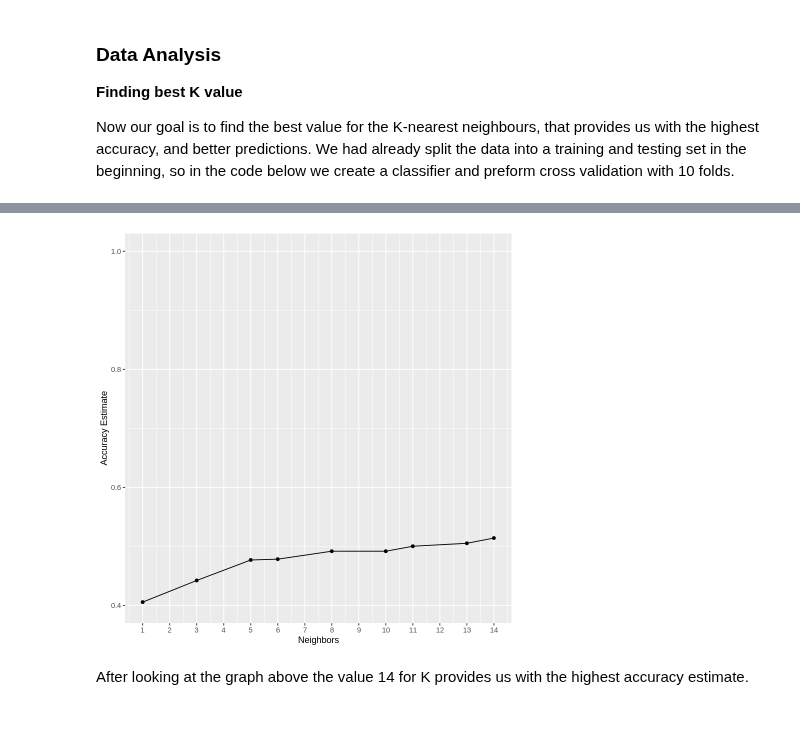
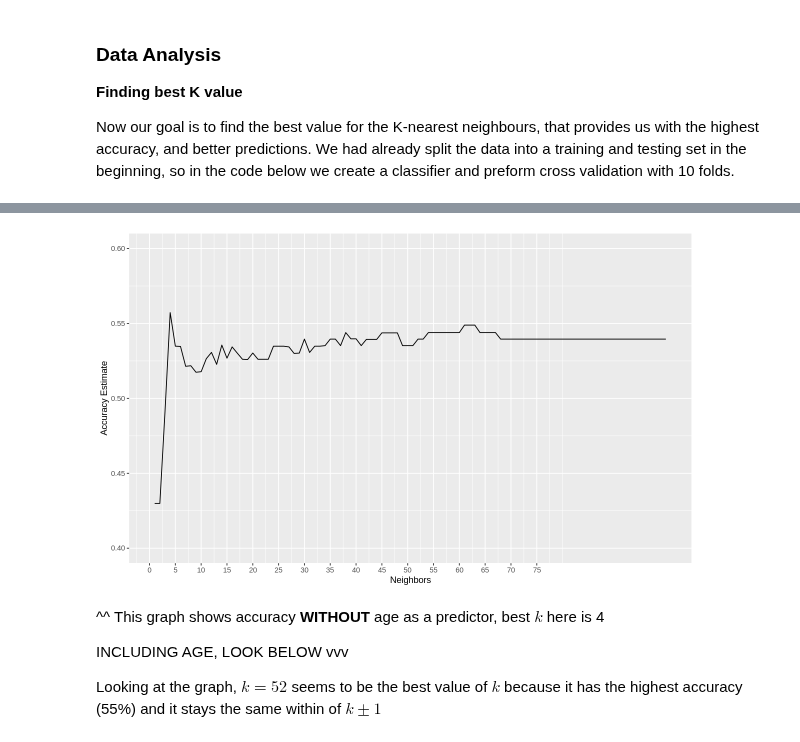
Before and after one commit to Agamchawla/group-29-project, a Jupyter notebook: group_29_project_report.ipynb, the cells around one changed output, grey strips where cells are left out. Saved outputs shown, nothing was run; the diff lists cells and outputs as text; code cells hidden in the pictures.

```diff
--- a/group_29_project_report.ipynb
+++ b/group_29_project_report.ipynb
@@ -149,8 +149,8 @@ To visualize relationships in our data, we generated scatter plots of different
 
 Now our goal is to find the best value for the K-nearest neighbours, that provides us with the highest accuracy, and better predictions. We had already split the data into a training and testing set in the beginning, so in the code below we create a classifier and preform cross validation with 10 folds.
 # %%
-#Performing Standardization
-cleveland_recipe <- recipe(num ~ age + chol + thalach , data = cleveland_training) %>%
+# Performing Standardization
+cleveland_recipe <- recipe(num ~ chol + thalach , data = cleveland_training) %>%
    step_scale(all_predictors()) %>%
    step_center(all_predictors())
 
@@ -158,36 +158,39 @@ cleveland_recipe <- recipe(num ~ age + chol + thalach , data = cleveland_trainin
 knn_spec <- nearest_neighbor(weight_func = "rectangular", neighbors = 3) %>%
       set_engine("kknn") %>%
       set_mode("classification")
-fruit_fit <- workflow() %>%
-      add_recipe(cleveland_recipe) %>%
-      add_model(knn_spec) %>%
-      fit(data = cleveland_training)
+# cleveland_fit <- workflow() %>%
+#       add_recipe(cleveland_recipe) %>%
+#       add_model(knn_spec) %>%
+#       fit(data = cleveland_training)
 
 # Perform 10 fold-cross valdiation
 cleveland_vfold <- vfold_cv(cleveland_training, v = 10, strata = num)
 
-cleveland_resample_fit <- workflow() %>%
-      add_recipe(cleveland_recipe) %>%
-      add_model(knn_spec) %>%
-      fit_resamples(resamples = cleveland_vfold)
+# cleveland_resample_fit <- workflow() %>%
+#       add_recipe(cleveland_recipe) %>%
+#       add_model(knn_spec) %>%
+#       fit_resamples(resamples = cleveland_vfold)
 
 # Get the mean and standard error of of classifier accuracy
-cleveland_metrics <- cleveland_resample_fit %>%
-      collect_metrics()
-cleveland_metrics
+# cleveland_metrics <- cleveland_resample_fit %>%
+#       collect_metrics()
+# cleveland_metrics
 
-#K-nearest neighbour model specification
+# K-nearest neighbour model specification
 knn_tune <- nearest_neighbor(weight_func = "rectangular", neighbors = tune()) %>%
             set_engine("kknn") %>%
             set_mode("classification")
 
-#Create new workflow using new knn_tune
+gridvals <- tibble(neighbors = c(1:100))
+
+# Create new workflow using new knn_tune
 knn_results <- workflow() %>%
       add_recipe(cleveland_recipe) %>%
       add_model(knn_tune) %>%
-      tune_grid(resamples = cleveland_vfold, grid = 10) %>%
+      tune_grid(resamples = cleveland_vfold, grid = gridvals) %>%
       collect_metrics()
-knn_results
+
+#knn_results
 # %% [output]
 ! Fold01: internal: No observations were detected in `truth` for level(s): '4'
 Com...
@@ -244,16 +209,22 @@ A tibble: 18 × 7
 # %%
+options(repr.plot.width=10, repr.plot.height=6)
+
 #To find best k value filter for accuracies and graph
 accuracies <- knn_results %>%
       filter(.metric == "accuracy")
 
 accuracy_versus_k <- ggplot(accuracies, aes(x = neighbors, y = mean))+
-      geom_point() +
+      #geom_point() +
       geom_line() +
       labs(x = "Neighbors", y = "Accuracy Estimate") +
-      scale_x_continuous(breaks = seq(0, 14, by = 1)) +  # adjusting the x-axis
-      scale_y_continuous(limits = c(0.4, 1.0)) # adjusting the y-axis
+      scale_x_continuous(breaks = seq(0, 75, by = 5)) + #+  # adjusting the x-axis
+      scale_y_continuous(limits = c(0.4, 0.6)) # adjusting the y-axis
 accuracy_versus_k
 # %% [output]
-[figure, old version]
+[figure, new version]
-# %% [markdown]
-After looking at the graph above the value 14 for K provides us with the highest accuracy estimate.
+# %% [markdown]
+^^ This graph shows accuracy **WITHOUT** age as a predictor, best $k$ here is 4
+
+INCLUDING AGE, LOOK BELOW vvv
+
+Looking at the graph, $k = 52$ seems to be the best value of $k$ because it has the highest accuracy (55%) and it stays the same within of $k±1$
```
Also changed, not shown: parts of 1 cell of this notebook.
